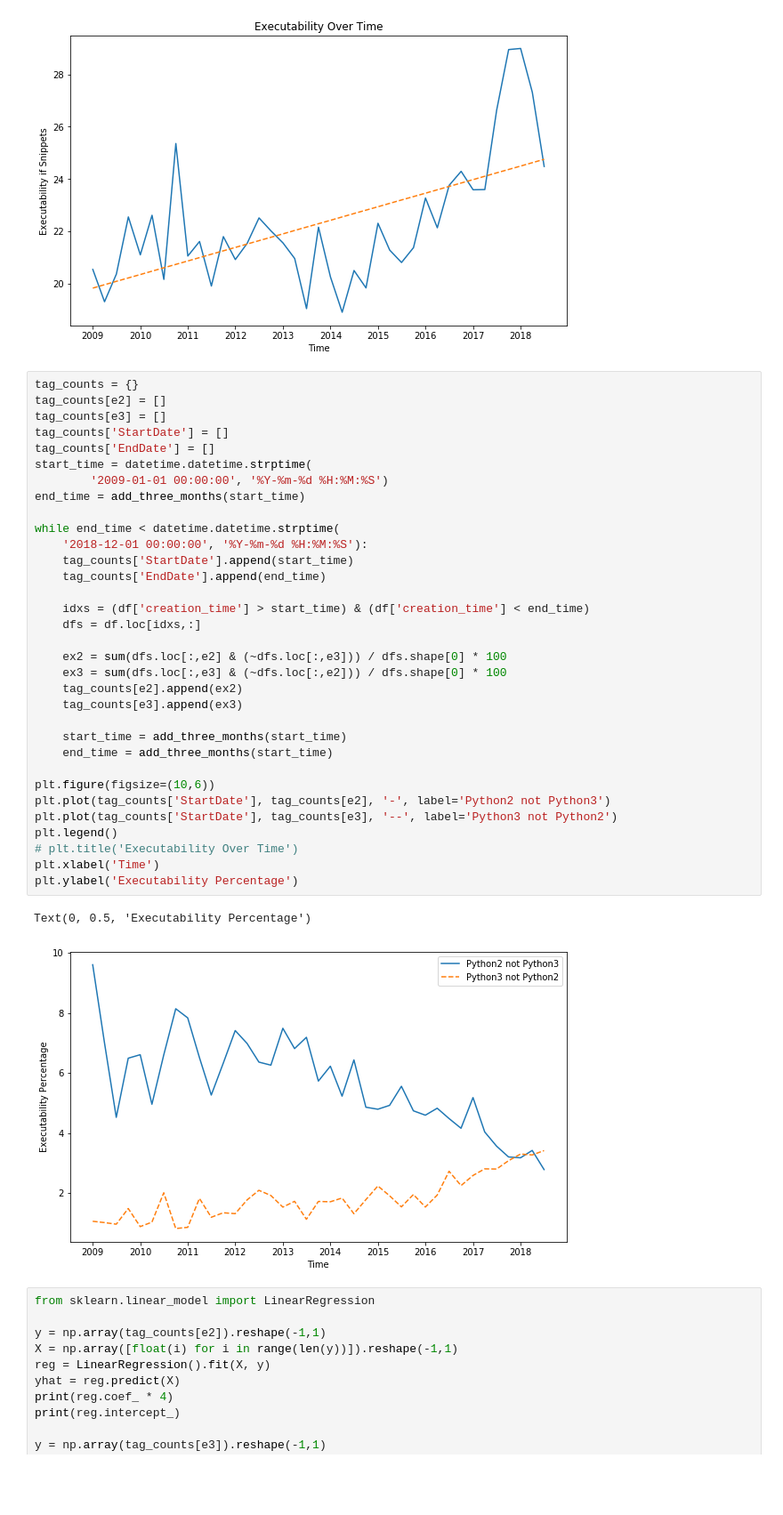
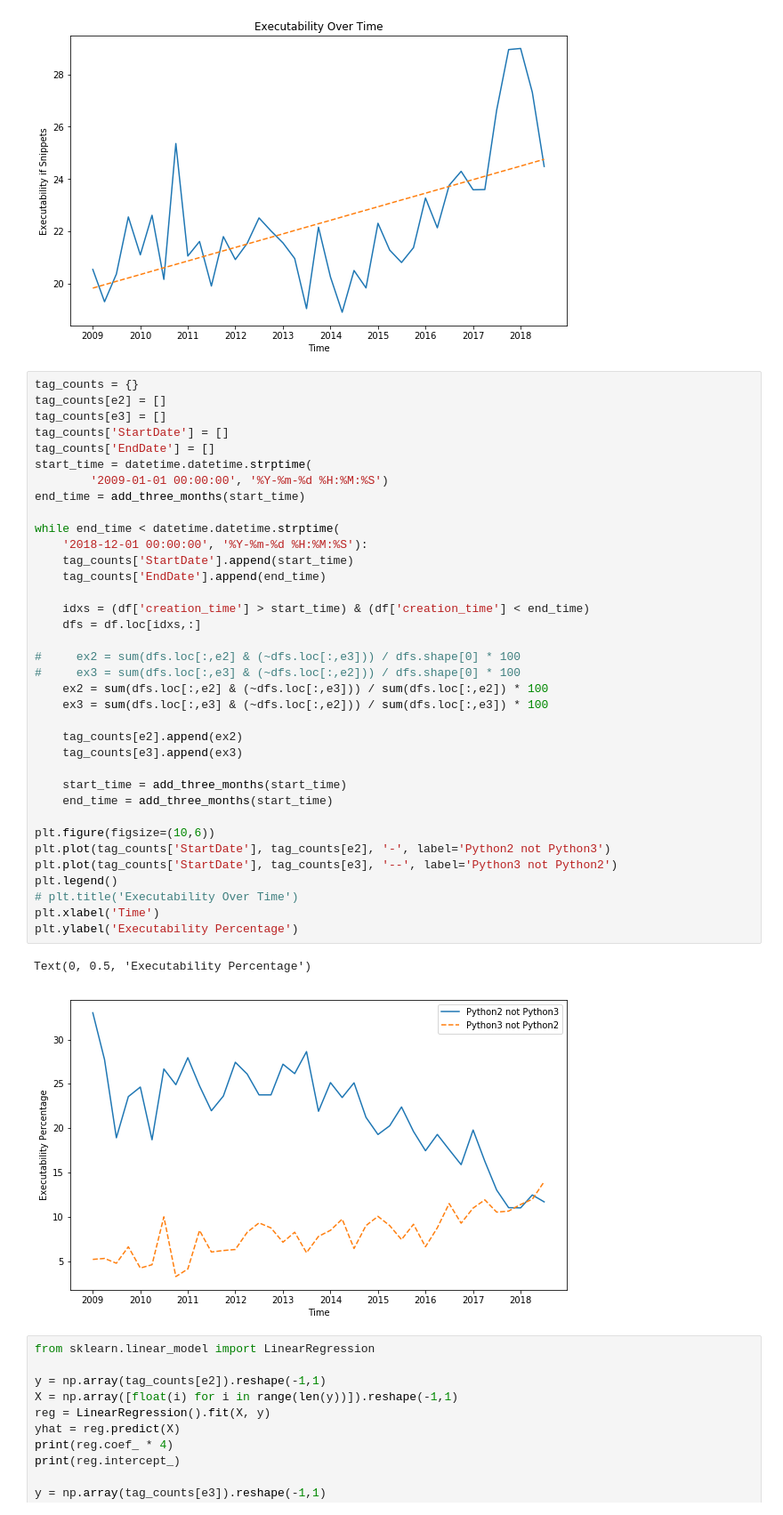
Before and after one commit to nimamahmoudi/msr2019-mining-challenge-webapp, a Jupyter notebook: data/stats2.ipynb, the cells around one changed output. Shown: that part at 89% size. Cells and saved outputs as stored; diff of their text form; blank space fills up the shorter version.

```diff
--- a/data/stats2.ipynb
+++ b/data/stats2.ipynb
@@ -441,36 +441,39 @@ tag_counts[e2] = []
 tag_counts[e3] = []
 tag_counts['StartDate'] = []
 tag_counts['EndDate'] = []
 start_time = datetime.datetime.strptime(
         '2009-01-01 00:00:00', '%Y-%m-%d %H:%M:%S')
 end_time = add_three_months(start_time)
 
 while end_time < datetime.datetime.strptime(
     '2018-12-01 00:00:00', '%Y-%m-%d %H:%M:%S'):
     tag_counts['StartDate'].append(start_time)
     tag_counts['EndDate'].append(end_time)
 
     idxs = (df['creation_time'] > start_time) & (df['creation_time'] < end_time)
     dfs = df.loc[idxs,:]
 
-    ex2 = sum(dfs.loc[:,e2] & (~dfs.loc[:,e3])) / dfs.shape[0] * 100
-    ex3 = sum(dfs.loc[:,e3] & (~dfs.loc[:,e2])) / dfs.shape[0] * 100
+#     ex2 = sum(dfs.loc[:,e2] & (~dfs.loc[:,e3])) / dfs.shape[0] * 100
+#     ex3 = sum(dfs.loc[:,e3] & (~dfs.loc[:,e2])) / dfs.shape[0] * 100
+    ex2 = sum(dfs.loc[:,e2] & (~dfs.loc[:,e3])) / sum(dfs.loc[:,e2]) * 100
+    ex3 = sum(dfs.loc[:,e3] & (~dfs.loc[:,e2])) / sum(dfs.loc[:,e3]) * 100
+
     tag_counts[e2].append(ex2)
     tag_counts[e3].append(ex3)
 
     start_time = add_three_months(start_time)
     end_time = add_three_months(start_time)
 
 plt.figure(figsize=(10,6))
 plt.plot(tag_counts['StartDate'], tag_counts[e2], '-', label='Python2 not Python3')
 plt.plot(tag_counts['StartDate'], tag_counts[e3], '--', label='Python3 not Python2')
 plt.legend()
 # plt.title('Executability Over Time')
 plt.xlabel('Time')
 plt.ylabel('Executability Percentage')
 # %% [output]
 Text(0, 0.5, 'Executability Percentage')
-[figure, old version]
+[figure, new version]
 # %%
 from sklearn.linear_model import LinearRegression
 
```
Also changed, not shown: parts of 1 cell of this notebook.
